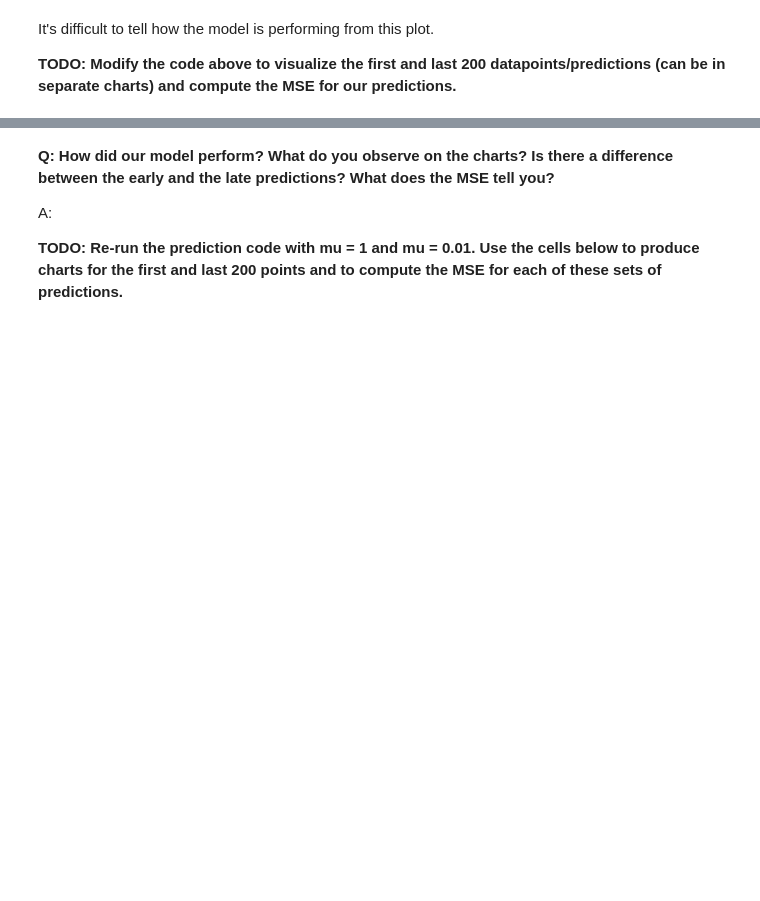
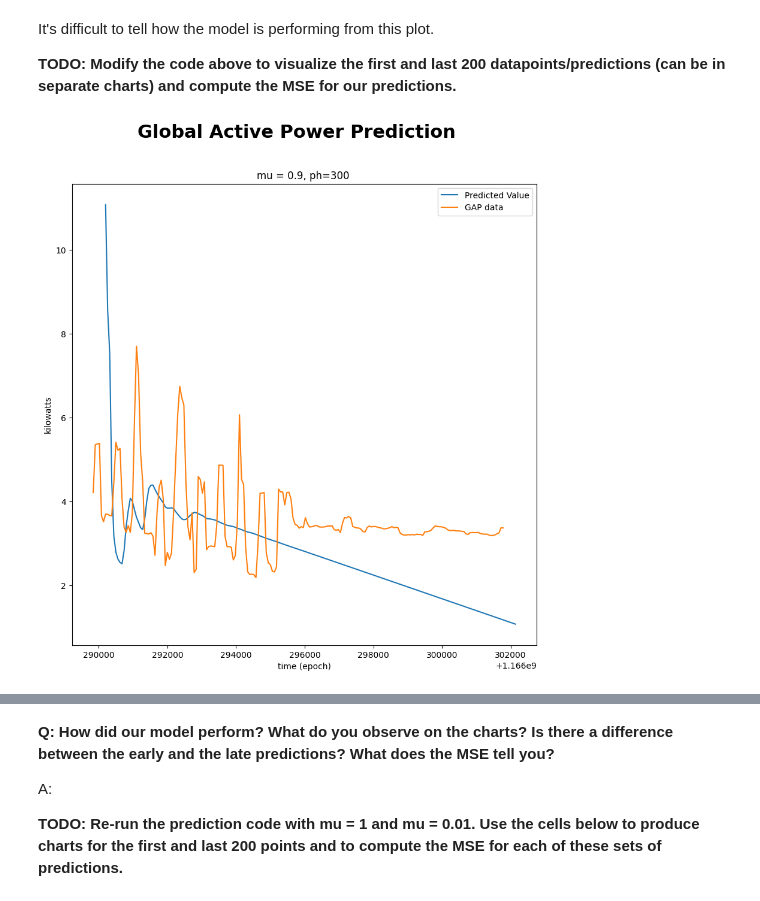
Before and after one commit to BPALAN-USD/AAI-530, a Jupyter notebook: AAI530_Assignment3_BhavinPalan.ipynb, the cells around one changed output, grey strips where cells are left out. Saved outputs shown, nothing was run; the diff lists cells and outputs as text; code cells hidden in the pictures; blank space fills up the shorter version.

```diff
--- a/AAI530_Assignment3_BhavinPalan.ipynb
+++ b/AAI530_Assignment3_BhavinPalan.ipynb
@@ -132,28 +132,28 @@ A:
 # At every iteration of the for loop a new data sample is acquired
 for i in range(2, n_s+1):# start out with 2 leading datapoints
     #get x and y data "available" for our prediction
-    ts_tmp = ?
-    ys_tmp = ?
+    ts_tmp = ts.iloc[:i].values.reshape(-1, 1)
+    ys_tmp = ys.iloc[:i].values.ravel()
     ns = len(ys_tmp)
 
 
     weights = np.ones(ns)*mu
     for k in range(ns):
         #adjust weights to be downweighted according to their timestep away from our prediction
-        weights[k] = ?
+        weights[k] = mu ** (ns - k - 1)
     weights = np.flip(weights, 0)
 
     #perform linear regression on "available" data using the mu-adjusted weights
-    lm_tmp = ?
-    model_tmp = ?
+    lm_tmp = LinearRegression()
+    model_tmp = lm_tmp.fit(ts_tmp, ys_tmp, sample_weight=weights)
 
     #store model coefficients and intercepts to compute prediction
-    m_tmp = ?
-    q_tmp = ?
+    m_tmp = model_tmp.coef_[0]
+    q_tmp = model_tmp.intercept_
 
     #use ph to make the model prediction according to the prediction time
-    tp = ?
-    yp = ?
+    tp = ts.iloc[i - 1].values[0] + ph_index * 60
+    yp = m_tmp * tp + q_tmp
 
     tp_pred[i-2] = tp
     yp_pred[i-2] = yp
@@ -178,0 +178,29 @@ It's difficult to tell how the model is performing from this plot.
+# %%
+#Plot first 200 data points/predictions
+
+n_plot = 200
+
+fig, ax = plt.subplots(figsize=(10, 10))
+fig.suptitle('Global Active Power Prediction', fontsize=22, fontweight='bold')
+ax.set_title('mu = %g, ph=%g ' % (mu, ph))
+
+# Predicted values (first 200)
+ax.plot(
+    tp_pred[:n_plot],
+    yp_pred[:n_plot],
+    label='Predicted Value'
+)
+
+# Ground truth (first 200)
+ax.plot(
+    ts.iloc[:n_plot, 0],
+    ys.iloc[:n_plot, 0],
+    label='GAP data'
+)
+
+ax.set_xlabel('time (epoch)')
+ax.set_ylabel('kilowatts')
+ax.legend()
+plt.show()
+# %% [output]
+[figure, added]
```
Also changed, not shown: parts of 5 cells of this notebook.
